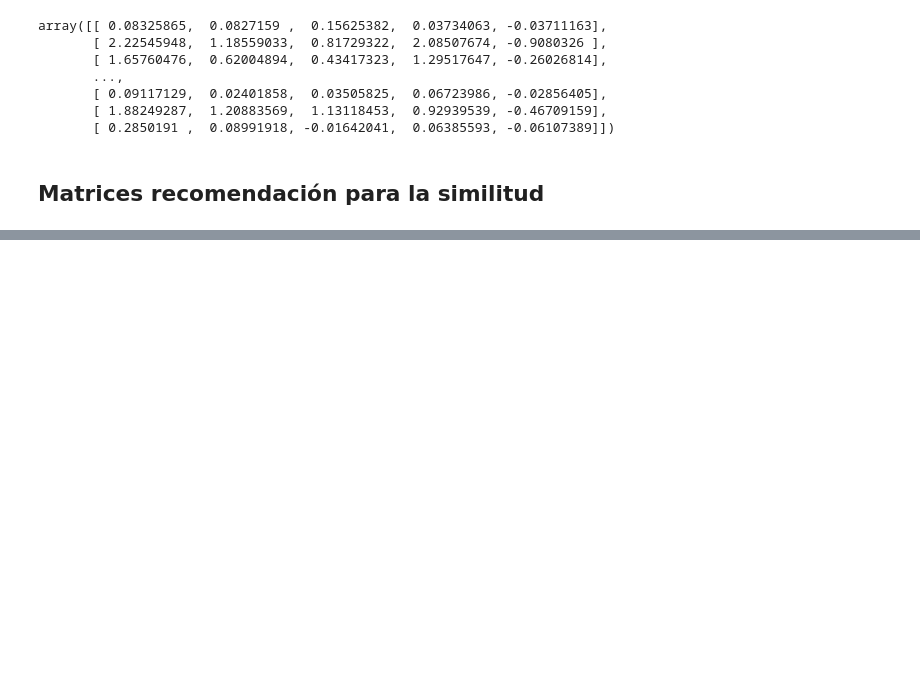
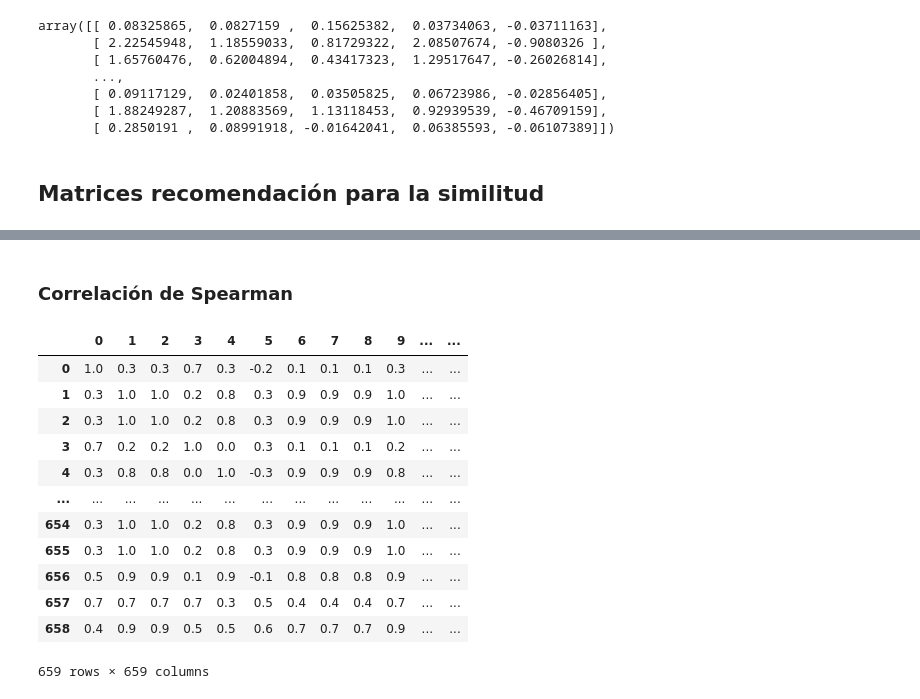
Before and after one commit to DavidBetancurRamirez/ComputacionCientifica, a Jupyter notebook: recomendacion/recomendacion_clase.ipynb, the cells around one changed output, grey strips where cells are left out. Cells and saved outputs as stored; diff of their text form; code cells hidden in the pictures; blank space fills up the shorter version.

```diff
--- a/recomendacion/recomendacion_clase.ipynb
+++ b/recomendacion/recomendacion_clase.ipynb
@@ -263,0 +282,19 @@ sorted(tmp, key=lambda x: x[0], reverse=True)
+# %% [markdown]
+### Correlación de Spearman
+# %%
+corrSpMtx = pd.DataFrame(result_matriz.T).corr(method = 'spearman')
+corrSpMtx
+# %% [output]
+|  | 0 | 1 | 2 | 3 | 4 | 5 | 6 | 7 | 8 | 9 | ... | ... |
+| 0 | 1.0 | 0.3 | 0.3 | 0.7 | 0.3 | -0.2 | 0.1 | 0.1 | 0.1 | 0.3 | ... | ... |
+| 1 | 0.3 | 1.0 | 1.0 | 0.2 | 0.8 | 0.3 | 0.9 | 0.9 | 0.9 | 1.0 | ... | ... |
+| 2 | 0.3 | 1.0 | 1.0 | 0.2 | 0.8 | 0.3 | 0.9 | 0.9 | 0.9 | 1.0 | ... | ... |
+| 3 | 0.7 | 0.2 | 0.2 | 1.0 | 0.0 | 0.3 | 0.1 | 0.1 | 0.1 | 0.2 | ... | ... |
+| 4 | 0.3 | 0.8 | 0.8 | 0.0 | 1.0 | -0.3 | 0.9 | 0.9 | 0.9 | 0.8 | ... | ... |
+| ... | ... | ... | ... | ... | ... | ... | ... | ... | ... | ... | ... | ... |
+| 654 | 0.3 | 1.0 | 1.0 | 0.2 | 0.8 | 0.3 | 0.9 | 0.9 | 0.9 | 1.0 | ... | ... |
+| 655 | 0.3 | 1.0 | 1.0 | 0.2 | 0.8 | 0.3 | 0.9 | 0.9 | 0.9 | 1.0 | ... | ... |
+| 656 | 0.5 | 0.9 | 0.9 | 0.1 | 0.9 | -0.1 | 0.8 | 0.8 | 0.8 | 0.9 | ... | ... |
+| 657 | 0.7 | 0.7 | 0.7 | 0.7 | 0.3 | 0.5 | 0.4 | 0.4 | 0.4 | 0.7 | ... | ... |
+| 658 | 0.4 | 0.9 | 0.9 | 0.5 | 0.5 | 0.6 | 0.7 | 0.7 | 0.7 | 0.9 | ... | ... |
+659 rows × 659 columns
```
Also changed, not shown: parts of 22 cells of this notebook.
